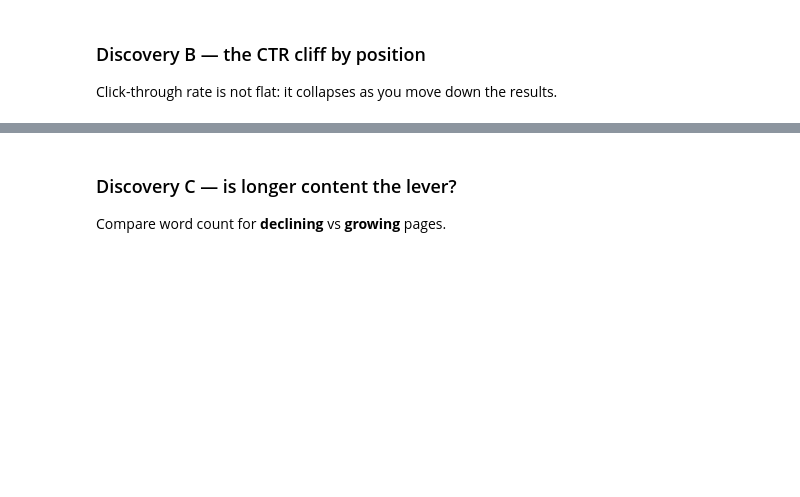
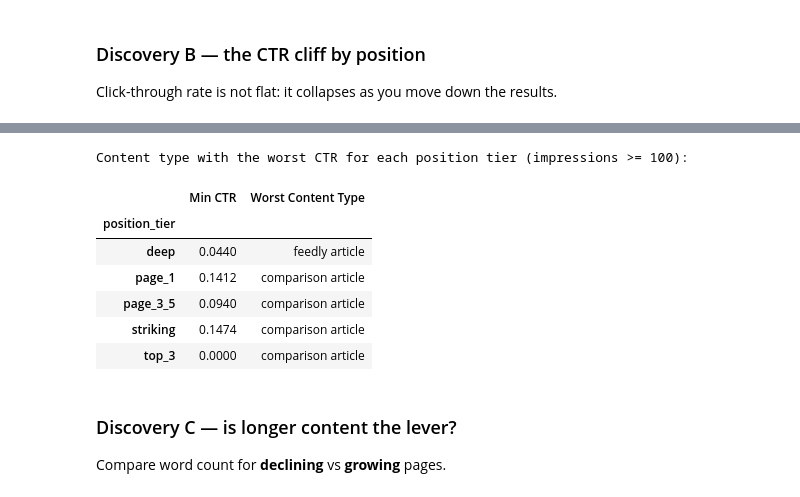
Before and after one commit to ayushman4107/Flyrank-ML-assignment-1, a Jupyter notebook: notebooks/01_first_look_and_discovery.ipynb, the cells around one changed output, grey strips where cells are left out. Saved outputs shown, nothing was run; the diff lists cells and outputs as text; code cells hidden in the pictures; blank space fills up the shorter version.

```diff
--- a/notebooks/01_first_look_and_discovery.ipynb
+++ b/notebooks/01_first_look_and_discovery.ipynb
@@ -83,3 +146,27 @@ ctr_by_pos.plot(kind="bar", title="Mean CTR by position tier (impressions >= 100
+# %%
+worst_ctr_by_position_and_type = visible.groupby(['position_tier', 'content_type'])['ctr'].mean().unstack()
+
+# Find the content_type with the minimum CTR for each position_tier
+min_ctr_content_type = worst_ctr_by_position_and_type.idxmin(axis=1)
+min_ctr_values = worst_ctr_by_position_and_type.min(axis=1)
+
+# Combine into a DataFrame for display
+result_df = pd.DataFrame({
+    'Min CTR': min_ctr_values.round(4),
+    'Worst Content Type': min_ctr_content_type
+})
+
+print("Content type with the worst CTR for each position tier (impressions >= 100):")
+display(result_df)
+# %% [output]
+Content type with the worst CTR for each position tier (impressions >= 100):
+|  | Min CTR | Worst Content Type |
+| position_tier |  |  |
+| deep | 0.0440 | feedly article |
+| page_1 | 0.1412 | comparison article |
+| page_3_5 | 0.0940 | comparison article |
+| striking | 0.1474 | comparison article |
+| top_3 | 0.0000 | comparison article |
 # %% [markdown]
 ### Discovery C — is longer content the lever?
 Compare word count for **declining** vs **growing** pages.
```
Also changed, not shown: parts of 16 cells of this notebook.
